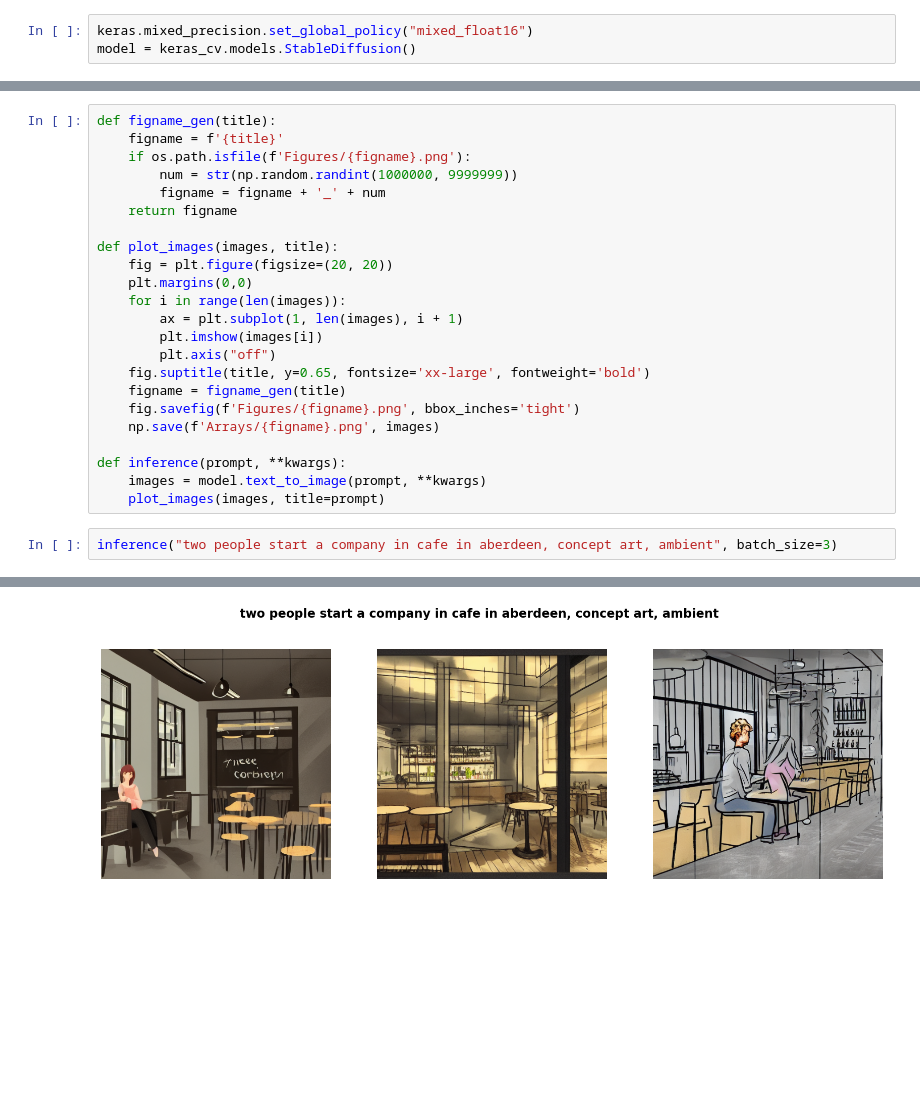
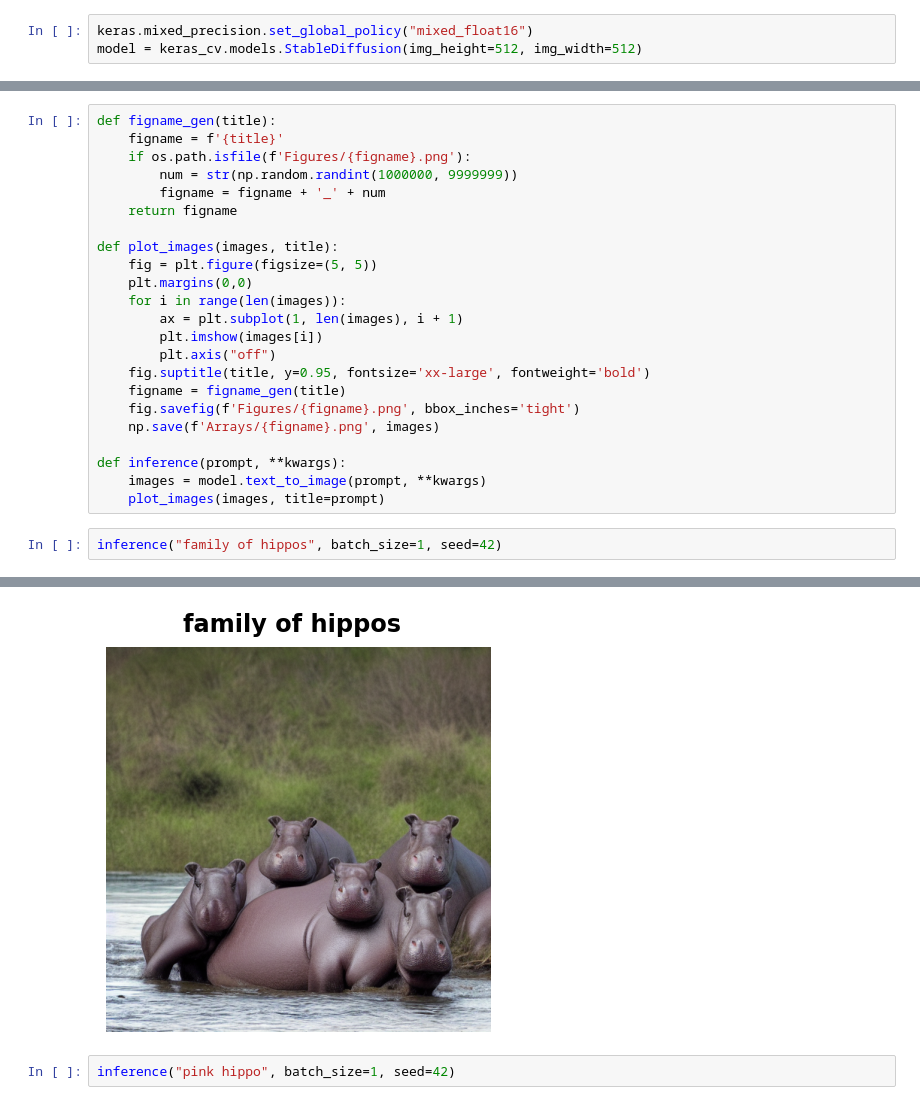
Before and after one commit to EdwinB12/Stable_Diffusion_Experimentation, a Jupyter notebook: Stable_Diffusion.ipynb, the cells around one changed output, grey strips where cells are left out. Drawn from its saved outputs; the diff is of its cells as text; blank space fills up the shorter version.

```diff
--- a/Stable_Diffusion.ipynb
+++ b/Stable_Diffusion.ipynb
@@ -15,5 +19,5 @@ To enable them in other operations, rebuild TensorFlow with the appropriate comp
 # %%
 keras.mixed_precision.set_global_policy("mixed_float16")
-model = keras_cv.models.StableDiffusion()
+model = keras_cv.models.StableDiffusion(img_height=512, img_width=512)
 # %% [output]
 INFO:tensorflow:Mixed precision compatibility check (mixed_float16): OK
@@ -32,13 +49,13 @@ def figname_gen(title):
     return figname
 
 def plot_images(images, title):
-    fig = plt.figure(figsize=(20, 20))
+    fig = plt.figure(figsize=(5, 5))
     plt.margins(0,0)
     for i in range(len(images)):
         ax = plt.subplot(1, len(images), i + 1)
         plt.imshow(images[i])
         plt.axis("off")
-    fig.suptitle(title, y=0.65, fontsize='xx-large', fontweight='bold')
+    fig.suptitle(title, y=0.95, fontsize='xx-large', fontweight='bold')
     figname = figname_gen(title)
     fig.savefig(f'Figures/{figname}.png', bbox_inches='tight')
     np.save(f'Arrays/{figname}.png', images)
@@ -47,5 +64,5 @@ def inference(prompt, **kwargs):
     images = model.text_to_image(prompt, **kwargs)
     plot_images(images, title=prompt)
 # %%
-inference("two people start a company in cafe in aberdeen, concept art, ambient", batch_size=3)
+inference("family of hippos", batch_size=1, seed=42)
 # %% [output]
@@ -53 +70,3 @@ inference("two people start a company in cafe in aberdeen, concept art, ambient"
-[figure, old version]
+[figure, new version]
+# %%
+inference("pink hippo", batch_size=1, seed=42)
```
Also changed, not shown: parts of 3 cells of this notebook.
